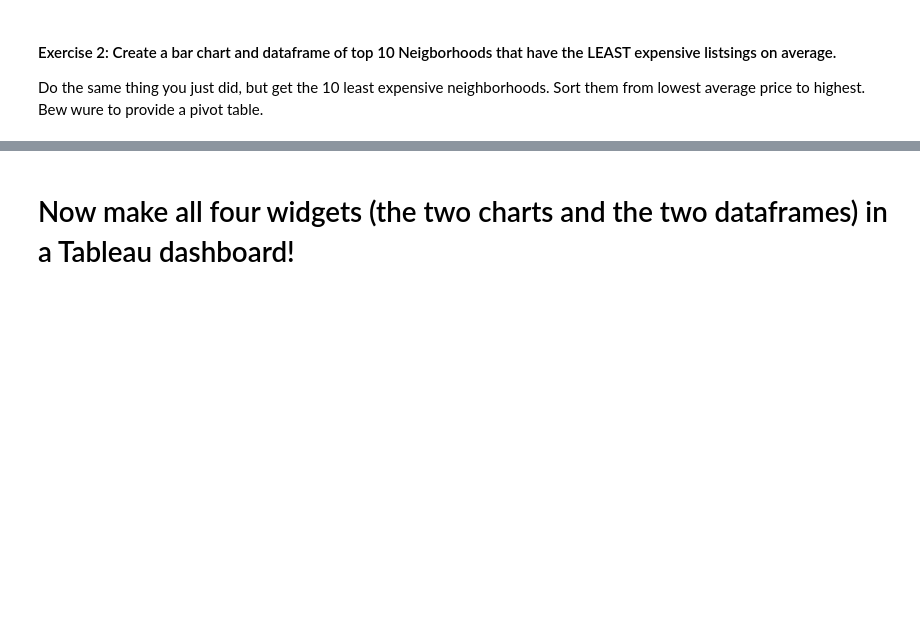
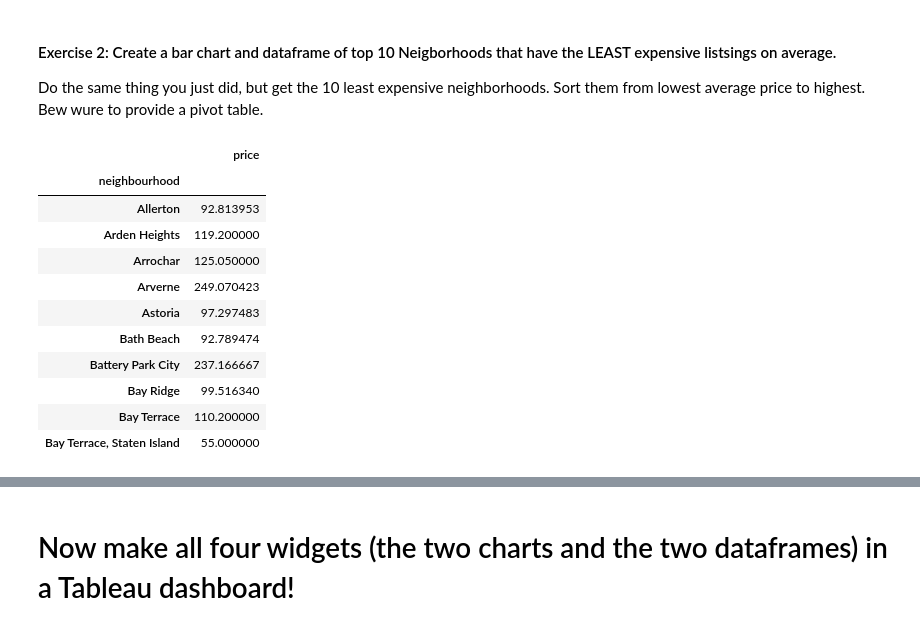
Before and after one commit to crosve/2024-DS-Fri-1230, a Jupyter notebook: Week-03-Data_Analytics-Data_Viz-BI_tools/Exercise-cl.ipynb, the cells around one changed output, grey strips where cells are left out. Cells and saved outputs as stored; diff of their text form; code cells hidden in the pictures; blank space fills up the shorter version.

```diff
--- a/Week-03-Data_Analytics-Data_Viz-BI_tools/Exercise-cl.ipynb
+++ b/Week-03-Data_Analytics-Data_Viz-BI_tools/Exercise-cl.ipynb
@@ -52,5 +101,22 @@ Do the same thing you just did, but get the 10 least expensive neighborhoods.  S
 # %%
 # Here we make the same chart using the bottom 10 Neighborhoods
 # by average price.  We sort ascending in this one.
+#changwe the sort order to ascending
+top_10_least = df.groupby('neighbourhood')['price'].mean().sort_values().head(10)
+pivot_table = pd.pivot_table(data=df, values='price', index='neighbourhood', fill_value=0)
+pivot_table.head(10)
+# %% [output]
+|  | price |
+| neighbourhood |  |
+| Allerton | 92.813953 |
+| Arden Heights | 119.200000 |
+| Arrochar | 125.050000 |
+| Arverne | 249.070423 |
+| Astoria | 97.297483 |
+| Bath Beach | 92.789474 |
+| Battery Park City | 237.166667 |
+| Bay Ridge | 99.516340 |
+| Bay Terrace | 110.200000 |
+| Bay Terrace, Staten Island | 55.000000 |
 # %%
 # we also would like to have the corresponding pivot table of the lowest 10
```
Also changed, not shown: parts of 3 cells of this notebook.
